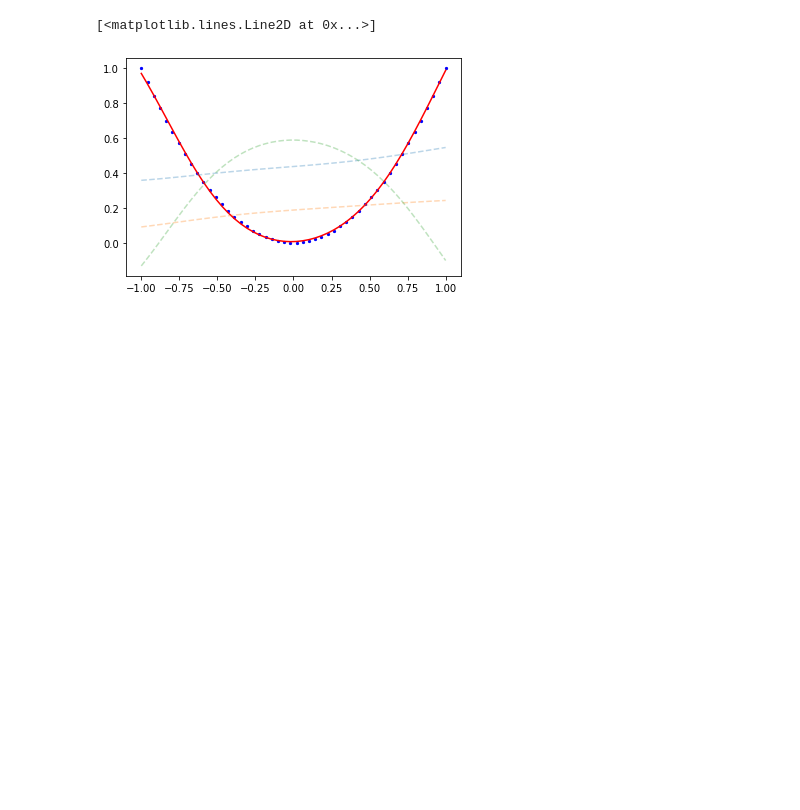
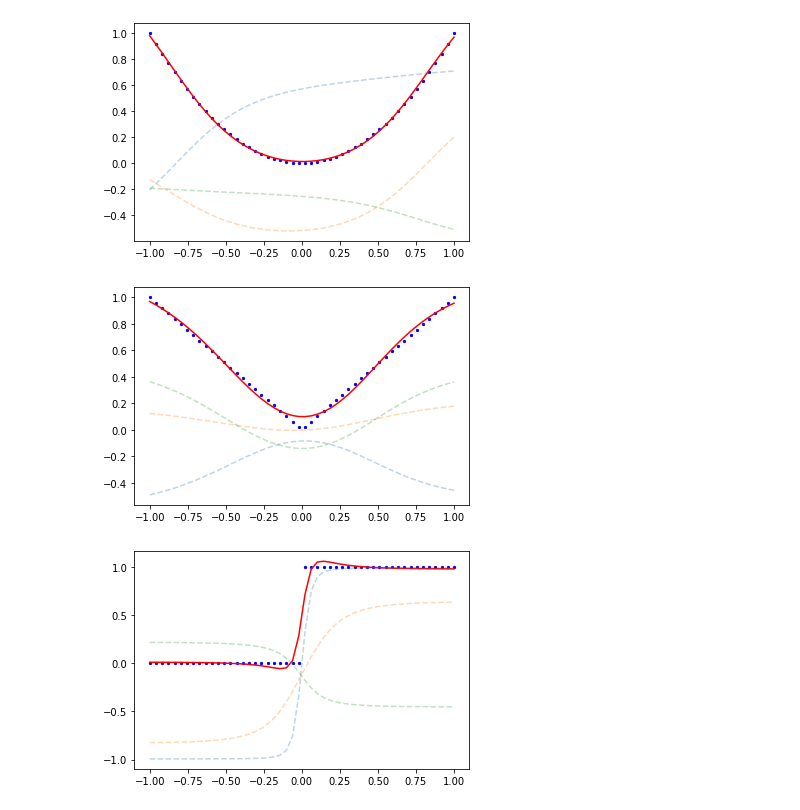
Before and after one commit to wouterMostard/PRML, a Jupyter notebook: Chapter 5 Neural Networks.ipynb, the cells around one changed output. Cells and saved outputs as stored; diff of their text form; code cells hidden in the pictures; blank space fills up the shorter version.

```diff
--- a/Chapter 5 Neural Networks.ipynb
+++ b/Chapter 5 Neural Networks.ipynb
@@ -6,39 +10,39 @@ import matplotlib.pyplot as plt
 # %%
-function = lambda x: np.power(x, 2)
+for function in [lambda x: np.power(x, 2), lambda x: np.abs(x), lambda x: 1 if x > 0 else 0]:
+    num_examples = 50
+    function_x = torch.from_numpy(np.linspace(-1, 1, num_examples)).float()
+    function_y = torch.from_numpy(np.array(list(map(function, function_x))).reshape(num_examples, 1)).float()
+    input_ = function_x.reshape(num_examples, 1)
 
-num_examples = 50
+    model = nn.Sequential(
+        nn.Linear(1, 3),
+        nn.Tanh(),
+        nn.Linear(3, 3),
+        nn.Tanh(),
+        nn.Linear(3, 3),
+        nn.Tanh(),
+        nn.Linear(3, 1)
+    )
 
-function_x = torch.from_numpy(np.linspace(-1, 1, num_examples)).float()
-function_y = torch.from_numpy(np.array(list(map(function, function_x))).reshape(num_examples, 1)).float()
-input_ = function_x.reshape(num_examples, 1)
+    optimizer = torch.optim.SGD(model.parameters(), lr=0.1)
+    loss_func = nn.MSELoss()
 
-model = nn.Sequential(
-    nn.Linear(1, 3),
-    nn.Tanh(),
-    nn.Linear(3, 3),
-    nn.Tanh(),
-    nn.Linear(3, 3),
-    nn.Tanh(),
-    nn.Linear(3, 1)
-)
+    for i in range(4000):
+        optimizer.zero_grad()
 
-optimizer = torch.optim.SGD(model.parameters(), lr=0.1)
-loss_func = nn.MSELoss()
+        predictions = model.forward(input_)
+        loss = loss_func(input=predictions, target=function_y)
 
-for i in range(4000):
-    optimizer.zero_grad()
+        loss.backward()
+        optimizer.step()
 
-    predictions = model.forward(input_)
-    loss = loss_func(input=predictions, target=function_y)
-
-    loss.backward()
-    optimizer.step()
-
-plt.plot(function_x.flatten(), predictions.detach().numpy(), c='r')
-plt.scatter(function_x.flatten(), function_y.flatten(), c='b', s=5)
-plt.plot(function_x, model[:6].forward(input_)[:,0].flatten().detach().numpy(), alpha=0.30, linestyle='dashed')
-plt.plot(function_x, model[:6].forward(input_)[:,1].flatten().detach().numpy(), alpha=0.30, linestyle='dashed')
-plt.plot(function_x, model[:6].forward(input_)[:,2].flatten().detach().numpy(), alpha=0.30, linestyle='dashed')
+    plt.figure()
+    plt.plot(function_x.flatten(), predictions.detach().numpy(), c='r')
+    plt.scatter(function_x.flatten(), function_y.flatten(), c='b', s=5)
+    for index in range(3):
+        plt.plot(function_x, model[:6].forward(input_)[:,index].flatten().detach().numpy(), alpha=0.30, linestyle='dashed')
+    plt.show()
 # %% [output]
-[<matplotlib.lines.Line2D at 0x...>]
-[figure, old version]
+[figure, new version]
+[figure, added]
+[figure, added]
```
Also changed, not shown: parts of 6 cells of this notebook, 1 other file.
